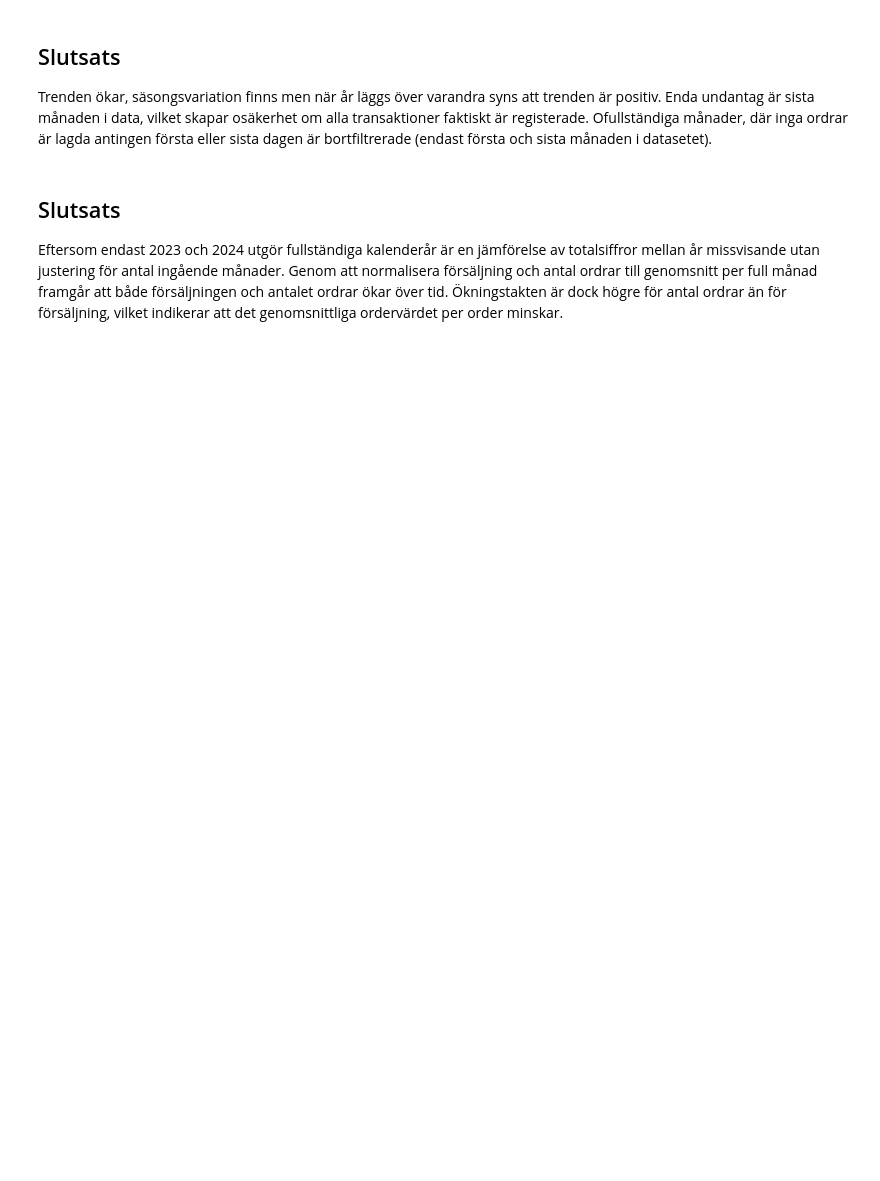
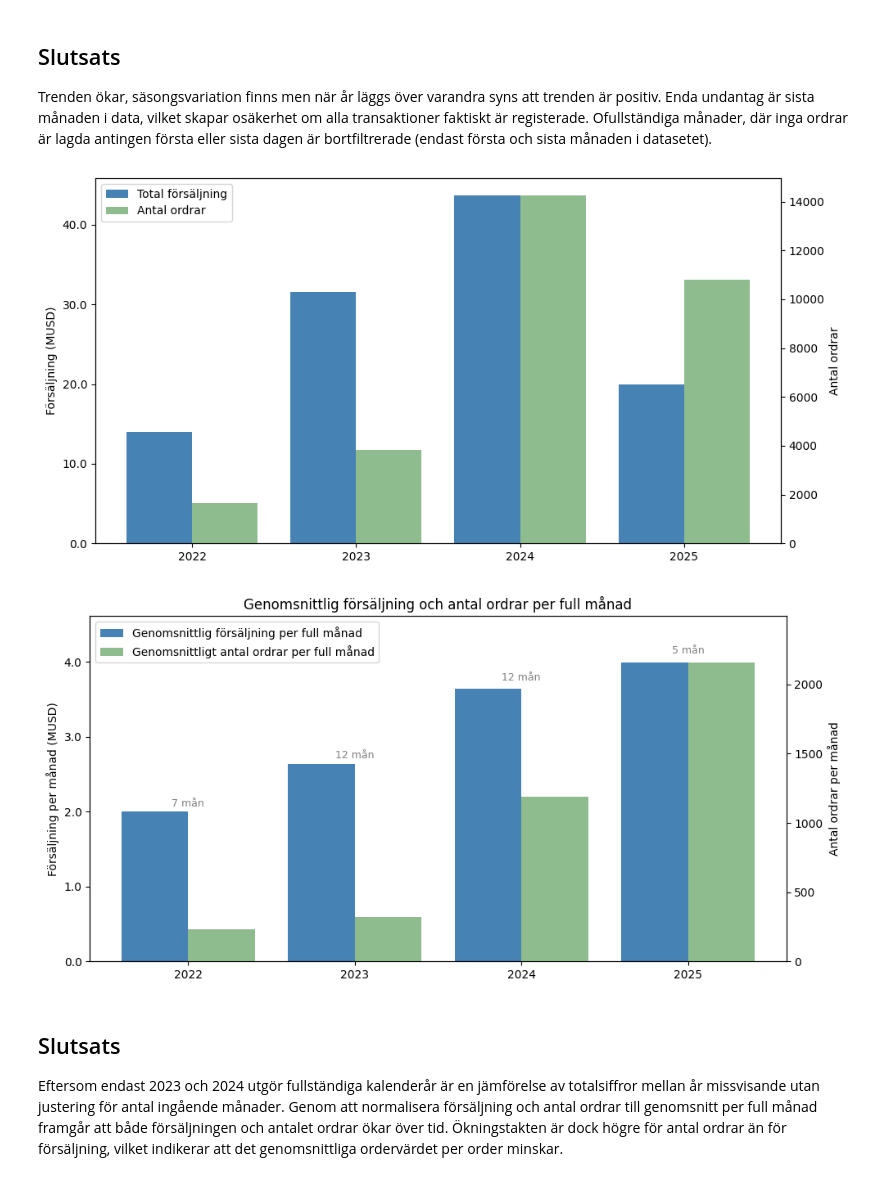
Before and after one commit to VictoriaElmander/SQL_Inlamning, a Jupyter notebook: main.ipynb, the cells around one changed output. Drawn from its saved outputs; the diff is of its cells as text; code cells hidden in the pictures; blank space fills up the shorter version.

```diff
--- a/main.ipynb
+++ b/main.ipynb
@@ -312,7 +325,7 @@ WITH Monthly AS (
     SELECT
         DATEFROMPARTS(YEAR(OrderDate), MONTH(OrderDate), 1) AS OrderMonth,
         YEAR(OrderDate) AS OrderYear,
-        SUM(TotalDue) AS TotalForsaljning,
+        SUM(SubTotal) AS TotalForsaljning,
         COUNT(*) AS AntalOrdrar,
         CASE
             WHEN MIN(CAST(OrderDate AS date)) = DATEFROMPARTS(YEAR(OrderDate), MONTH(OrderDate), 1)
@@ -380,7 +393,7 @@ ax1.legend([bars1[0], bars2[0]], ["Total försäljning", "Antal ordrar"], loc="u
 ax1.set_xticks(x)
 ax1.set_xticklabels(df_4["OrderYear"])
 
-plt.title("Försäljning och antal ordrar per år")
+ax.set_title("Försäljning och antal ordrar per år")
 plt.tight_layout()
 plt.show()
 
@@ -425,33 +438,36 @@ ax1.set_xticklabels(df_4["OrderYear"])
 # Legend
 sales_label = "Genomsnittlig försäljning per full månad"
 orders_label = "Genomsnittligt antal ordrar per full månad"
 
 months_info = ", ".join(f"{year}: {m} mån" for year, m in zip(df_4["OrderYear"], df_4["Manader_Full"])
 )
 ax1.legend(
     [bars1[0], bars2[0]],
     ["Genomsnittlig försäljning per full månad",
      "Genomsnittligt antal ordrar per full månad"],
     loc="upper left"
 )
 
 # Visa hur många fulla månader varje år bygger på
 for i, m in enumerate(df_4["Manader_Full"]):
     ax1.text(
         x[i],
         df_4["Genomsnitt_forsaljning_manad"].iloc[i] * 1.03,
         f"{int(m)} mån",
         ha="center",
         fontsize=9,
         color="gray"
     )
 
 ax1.set_ylim(top=ax1.get_ylim()[1] * 1.1)
 ax2.set_ylim(top=ax2.get_ylim()[1] * 1.1)
 
 plt.title("Genomsnittlig försäljning och antal ordrar per full månad")
 plt.tight_layout()
 plt.show()
+# %% [output]
+[figure, added]
+[figure, added]
 # %% [markdown]
 ## Slutsats
 Eftersom endast 2023 och 2024 utgör fullständiga kalenderår är en jämförelse av totalsiffror mellan år missvisande utan justering för antal ingående månader. Genom att normalisera försäljning och antal ordrar till genomsnitt per full månad framgår att både försäljningen och antalet ordrar ökar över tid. Ökningstakten är dock högre för antal ordrar än för försäljning, vilket indikerar att det genomsnittliga ordervärdet per order minskar.
```
Also changed, not shown: parts of 9 cells of this notebook, 1 other file.
